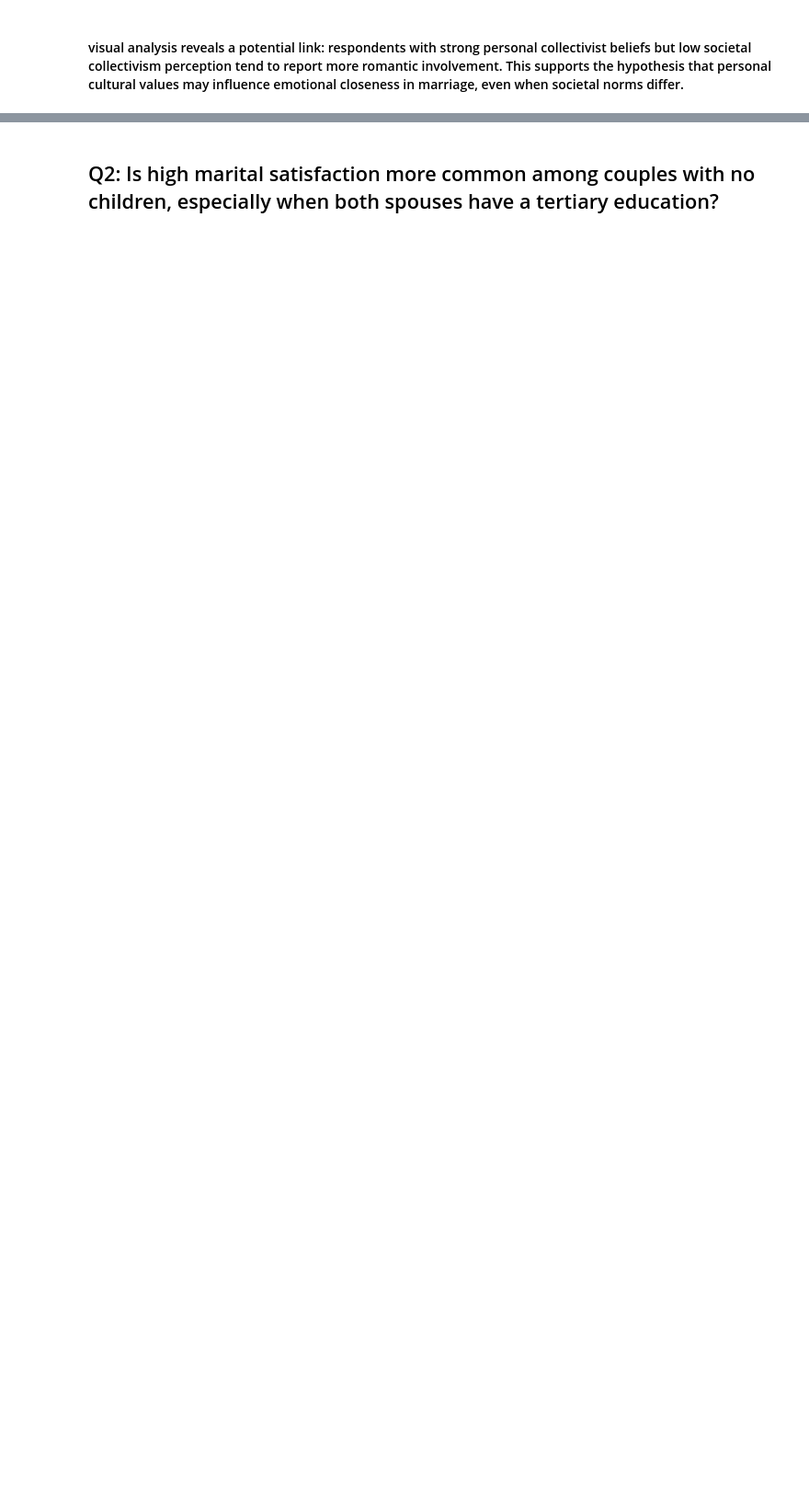
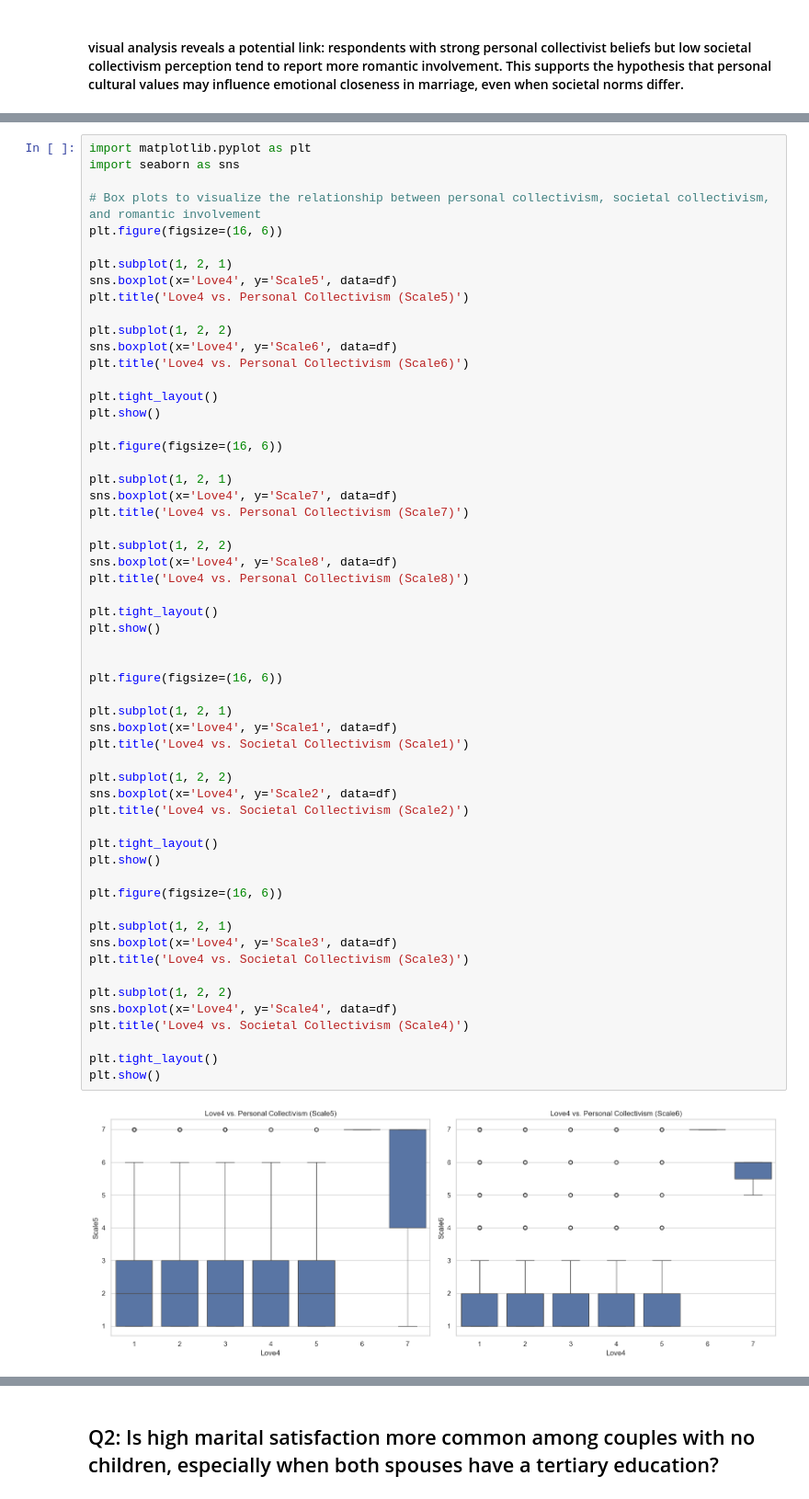
Before and after one commit to MelvinSiaw/Data-Mining, a Jupyter notebook: New_Assigment.ipynb, the cells around one changed output, grey strips where cells are left out. Shown at 92% size. Drawn from its saved outputs; the diff is of its cells as text; blank space fills up the shorter version.

```diff
--- a/New_Assigment.ipynb
+++ b/New_Assigment.ipynb
@@ -422,0 +235,59 @@ pd.crosstab(
+# %%
+import matplotlib.pyplot as plt
+import seaborn as sns
+
+# Box plots to visualize the relationship between personal collectivism, societal collectivism, and romantic involvement
+plt.figure(figsize=(16, 6))
+
+plt.subplot(1, 2, 1)
+sns.boxplot(x='Love4', y='Scale5', data=df)
+plt.title('Love4 vs. Personal Collectivism (Scale5)')
+
+plt.subplot(1, 2, 2)
+sns.boxplot(x='Love4', y='Scale6', data=df)
+plt.title('Love4 vs. Personal Collectivism (Scale6)')
+
+plt.tight_layout()
+plt.show()
+
+plt.figure(figsize=(16, 6))
+
+plt.subplot(1, 2, 1)
+sns.boxplot(x='Love4', y='Scale7', data=df)
+plt.title('Love4 vs. Personal Collectivism (Scale7)')
+
+plt.subplot(1, 2, 2)
+sns.boxplot(x='Love4', y='Scale8', data=df)
+plt.title('Love4 vs. Personal Collectivism (Scale8)')
+
+plt.tight_layout()
+plt.show()
+
+
+plt.figure(figsize=(16, 6))
+
+plt.subplot(1, 2, 1)
+sns.boxplot(x='Love4', y='Scale1', data=df)
+plt.title('Love4 vs. Societal Collectivism (Scale1)')
+
+plt.subplot(1, 2, 2)
+sns.boxplot(x='Love4', y='Scale2', data=df)
+plt.title('Love4 vs. Societal Collectivism (Scale2)')
+
+plt.tight_layout()
+plt.show()
+
+plt.figure(figsize=(16, 6))
+
+plt.subplot(1, 2, 1)
+sns.boxplot(x='Love4', y='Scale3', data=df)
+plt.title('Love4 vs. Societal Collectivism (Scale3)')
+
+plt.subplot(1, 2, 2)
+sns.boxplot(x='Love4', y='Scale4', data=df)
+plt.title('Love4 vs. Societal Collectivism (Scale4)')
+
+plt.tight_layout()
+plt.show()
+# %% [output]
+[figure, added]
```
Also changed, not shown: parts of 64 cells of this notebook.
